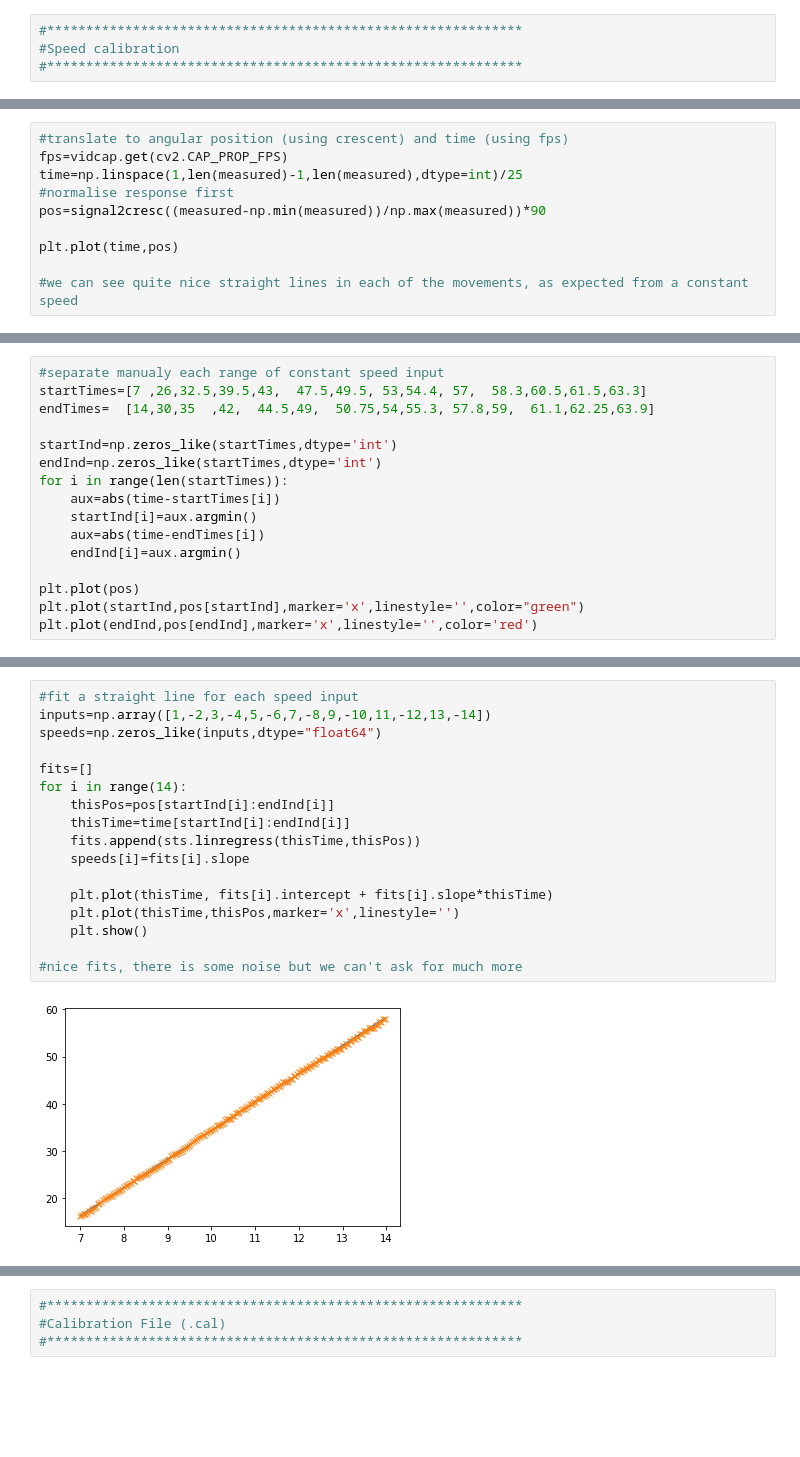
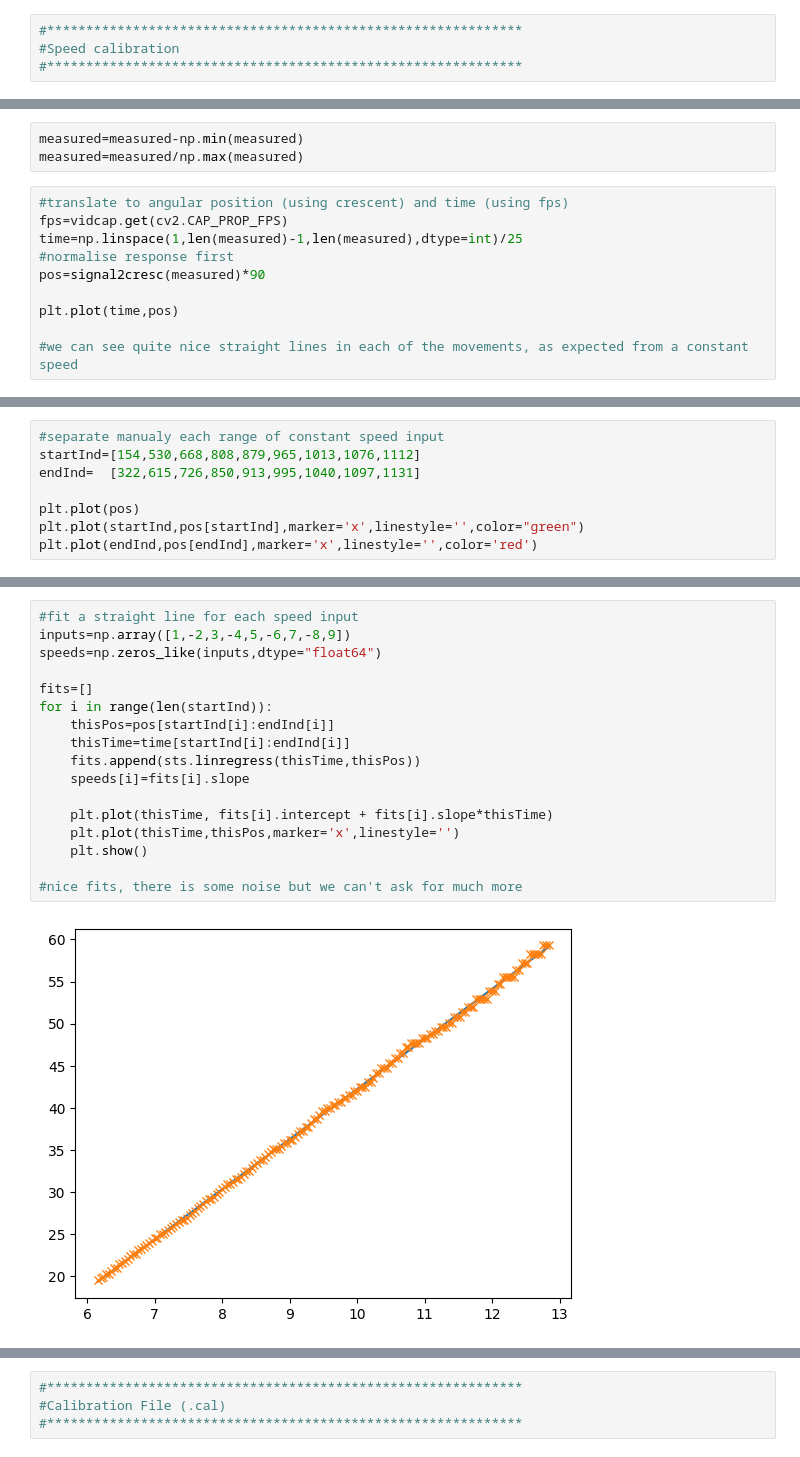
Before and after one commit to quiquegurdiel/PoDA-M1, a Jupyter notebook: Calibration/Calibration_00.ipynb, the cells around one changed output, grey strips where cells are left out. Saved outputs shown, nothing was run; the diff lists cells and outputs as text; blank space fills up the shorter version.

```diff
--- a/Calibration/Calibration_00.ipynb
+++ b/Calibration/Calibration_00.ipynb
@@ -309,9 +317,12 @@ number of steps for 90º
+# %%
+measured=measured-np.min(measured)
+measured=measured/np.max(measured)
 # %%
 #translate to angular position (using crescent) and time (using fps)
 fps=vidcap.get(cv2.CAP_PROP_FPS)
 time=np.linspace(1,len(measured)-1,len(measured),dtype=int)/25
 #normalise response first
-pos=signal2cresc((measured-np.min(measured))/np.max(measured))*90
+pos=signal2cresc(measured)*90
 
 plt.plot(time,pos)
 
@@ -322,16 +332,0 @@ plt.plot(time,pos)
-# %%
-#separate manualy each range of constant speed input
-startTimes=[7 ,26,32.5,39.5,43,  47.5,49.5, 53,54.4, 57,  58.3,60.5,61.5,63.3]
-endTimes=  [14,30,35  ,42,  44.5,49,  50.75,54,55.3, 57.8,59,  61.1,62.25,63.9]
-
-startInd=np.zeros_like(startTimes,dtype='int')
-endInd=np.zeros_like(startTimes,dtype='int')
-for i in range(len(startTimes)):
-    aux=abs(time-startTimes[i])
-    startInd[i]=aux.argmin()
-    aux=abs(time-endTimes[i])
-    endInd[i]=aux.argmin()
-
-plt.plot(pos)
-plt.plot(startInd,pos[startInd],marker='x',linestyle='',color="green")
-plt.plot(endInd,pos[endInd],marker='x',linestyle='',color='red')
@@ -340,0 +347,8 @@ plt.plot(endInd,pos[endInd],marker='x',linestyle='',color='red')
+# %%
+#separate manualy each range of constant speed input
+startInd=[154,530,668,808,879,965,1013,1076,1112]
+endInd=  [322,615,726,850,913,995,1040,1097,1131]
+
+plt.plot(pos)
+plt.plot(startInd,pos[startInd],marker='x',linestyle='',color="green")
+plt.plot(endInd,pos[endInd],marker='x',linestyle='',color='red')
@@ -341,19 +358,19 @@ plt.plot(endInd,pos[endInd],marker='x',linestyle='',color='red')
 # %%
 #fit a straight line for each speed input
-inputs=np.array([1,-2,3,-4,5,-6,7,-8,9,-10,11,-12,13,-14])
+inputs=np.array([1,-2,3,-4,5,-6,7,-8,9])
 speeds=np.zeros_like(inputs,dtype="float64")
 
 fits=[]
-for i in range(14):
+for i in range(len(startInd)):
     thisPos=pos[startInd[i]:endInd[i]]
     thisTime=time[startInd[i]:endInd[i]]
     fits.append(sts.linregress(thisTime,thisPos))
     speeds[i]=fits[i].slope
 
     plt.plot(thisTime, fits[i].intercept + fits[i].slope*thisTime)
     plt.plot(thisTime,thisPos,marker='x',linestyle='')
     plt.show()
 
 #nice fits, there is some noise but we can't ask for much more
 # %% [output]
-[figure, old version]
+[figure, new version]
```
Also changed, not shown: parts of 21 cells of this notebook, 20 other files.
